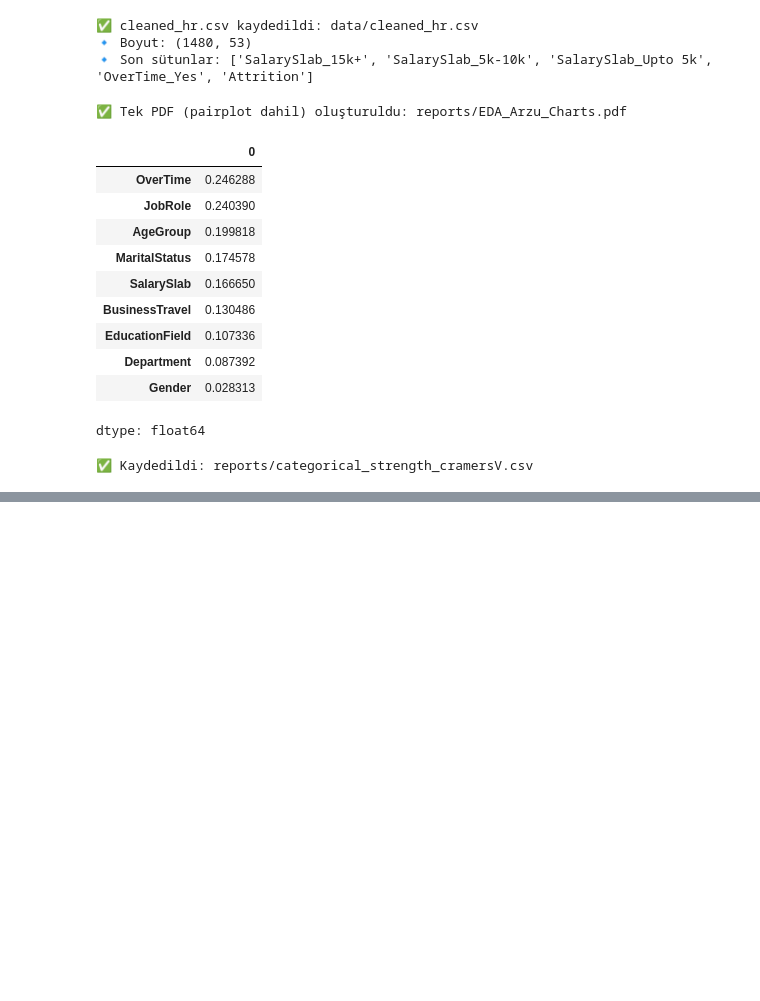
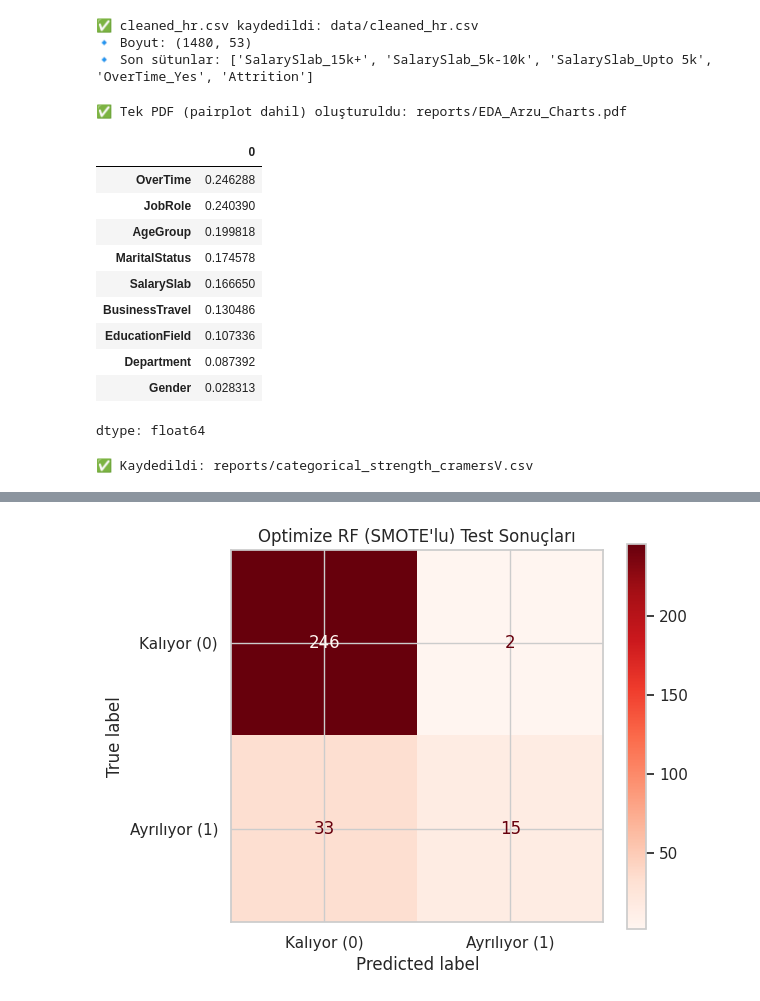
Before and after one commit to Seldarzu/employee-attrition-eda, a Jupyter notebook: 01_data_exploration_arzu.ipynb, the cells around one changed output, grey strips where cells are left out. Drawn from its saved outputs; the diff is of its cells as text; code cells hidden in the pictures; blank space fills up the shorter version.

```diff
--- a/01_data_exploration_arzu.ipynb
+++ b/01_data_exploration_arzu.ipynb
@@ -1157,0 +1725,69 @@ dtype: float64
+# %%
+# 🔹 Adım 11 — Hiperparametre Optimizasyonu (GridSearchCV ile Recall Maksimizasyonu)
+
+from sklearn.model_selection import GridSearchCV
+from sklearn.metrics import classification_report, ConfusionMatrixDisplay
+import matplotlib.pyplot as plt
+import numpy as np
+
+# UYARI: Bu hücrenin çalışması 1-3 dakika sürebilir.
+print("--- ⚙️ Hiperparametre Optimizasyonu (GridSearchCV) Başlatılıyor ---")
+print("Hedef: 'Ayrılıyor (1)' sınıfı için 'recall' skorunu maksimize etmek.")
+
+# 1. Optimize edilecek parametre grid'ini tanımla
+#    (Daha hızlı çalışması için küçük bir grid seçtik)
+param_grid = {
+    'n_estimators': [100, 200],         # Ormandaki ağaç sayısı
+    'max_depth': [10, 20, None],       # Ağaçların maksimum derinliği
+    'min_samples_leaf': [1, 3]         # Bir yaprakta olması gereken min. örnek
+    # 'criterion': ['gini', 'entropy'] # (Süreyi uzatmamak için eklemedik)
+}
+
+# 2. Temel modeli tanımla (SMOTE'lu verideyiz, class_weight GEREKMEZ)
+rf_base = RandomForestClassifier(random_state=42, n_jobs=-1)
+
+# 3. GridSearchCV objesini kur
+#    scoring='recall': Optimizasyonun tek amacı 'Ayrılıyor (1)' sınıfının
+#                      Recall skorunu yükseltmektir.
+#    cv=3: 3-katlı çapraz doğrulama (daha hızlı bitmesi için)
+#    verbose=2: Süreci ekrana yazdırır
+grid_search = GridSearchCV(
+    estimator=rf_base,
+    param_grid=param_grid,
+    scoring='recall', # EN ÖNEMLİ KISIM!
+    cv=3,
+    n_jobs=-1,
+    verbose=2
+)
+
+# 4. Optimizasyonu DENGELİ EĞİTİM SETİNDE (SMOTE'lu) başlat
+grid_search.fit(X_train_smote, y_train_smote)
+
+# 5. En iyi parametreleri göster
+print("\n✅ Optimizasyon tamamlandı.")
+print("Recall'ı maksimize eden en iyi parametreler:")
+print(grid_search.best_params_)
+
+# 6. En iyi modeli al
+best_rf_model_tuned = grid_search.best_estimator_
+
+# 7. En iyi model ile ORİJİNAL TEST SETİNDE tahmin yap
+y_pred_test_best_rf = best_rf_model_tuned.predict(X_test_t)
+
+# 8. Sonuçları Değerlendir
+print("\n--- OPTİMİZE EDİLMİŞ RANDOM FOREST (SMOTE'lu) TEST SONUÇLARI ---")
+print(classification_report(y_test, y_pred_test_best_rf, target_names=["Kalıyor (0)", "Ayrılıyor (1)"]))
+
+# 9. Karışıklık Matrisi
+print("\n--- OPTİMİZE EDİLMİŞ RF (SMOTE'lu) Karışıklık Matrisi ---")
+fig, ax = plt.subplots(figsize=(6, 5))
+ConfusionMatrixDisplay.from_predictions(
+    y_test,
+    y_pred_test_best_rf,
+    ax=ax,
+    cmap='Reds', # Rengi değiştirelim
+    display_labels=["Kalıyor (0)", "Ayrılıyor (1)"]
+)
+ax.set_title("Optimize RF (SMOTE'lu) Test Sonuçları")
+plt.show()
+# %% [output]
@@ -1157,0 +1814 @@ dtype: float64
+[figure, added]
```
Also changed, not shown: parts of 54 cells of this notebook.
